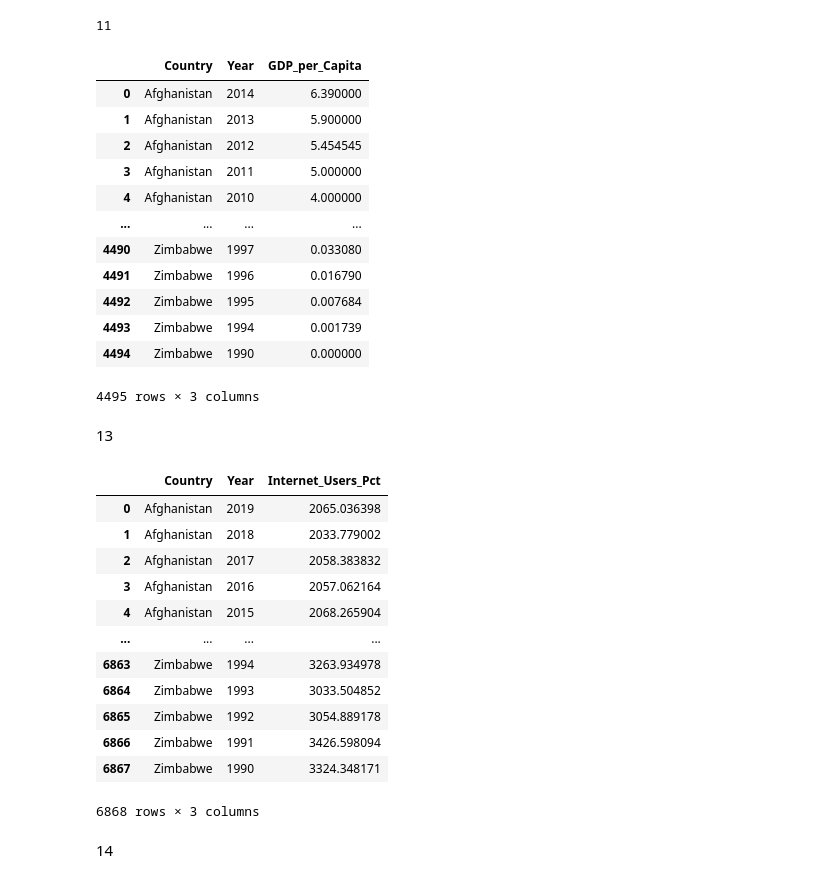
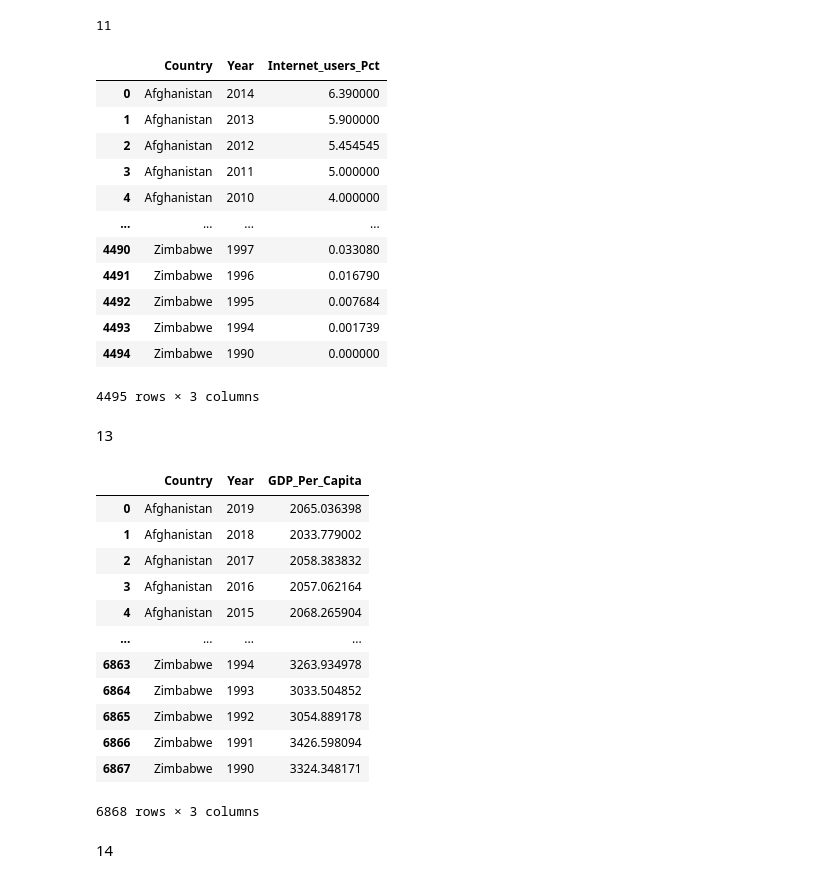
Before and after one commit to NSS-Data-Analytics-Cohort-7/gdp-and-internet-usage-bryanacolson, a Jupyter notebook: Notebook/gap_jupyter.ipynb, the cells around one changed output. Cells and saved outputs as stored; diff of their text form; code cells hidden in the pictures.

```diff
--- a/Notebook/gap_jupyter.ipynb
+++ b/Notebook/gap_jupyter.ipynb
@@ -100,9 +100,9 @@ del gdp_df['Value Footnotes']
 # %% [output]
 11
 # %%
-internet_df.rename(columns={'Country or Area':'Country', 'Value': 'GDP_per_Capita'})
+internet_df.rename(columns={'Country or Area':'Country', 'Value': 'Internet_users_Pct'})
 # %% [output]
-|  | Country | Year | GDP_per_Capita |
+|  | Country | Year | Internet_users_Pct |
 | 0 | Afghanistan | 2014 | 6.390000 |
 | 1 | Afghanistan | 2013 | 5.900000 |
 | 2 | Afghanistan | 2012 | 5.454545 |
@@ -118,9 +118,9 @@ internet_df.rename(columns={'Country or Area':'Country', 'Value': 'GDP_per_Capit
 # %% [markdown]
 13
 # %%
-gdp_df.rename(columns={'Country or Area':'Country', 'Value': 'Internet_Users_Pct'})
+gdp_df.rename(columns={'Country or Area':'Country', 'Value': 'GDP_Per_Capita'})
 # %% [output]
-|  | Country | Year | Internet_Users_Pct |
+|  | Country | Year | GDP_Per_Capita |
 | 0 | Afghanistan | 2019 | 2065.036398 |
 | 1 | Afghanistan | 2018 | 2033.779002 |
 | 2 | Afghanistan | 2017 | 2058.383832 |
```
Also changed, not shown: parts of 48 cells of this notebook.
